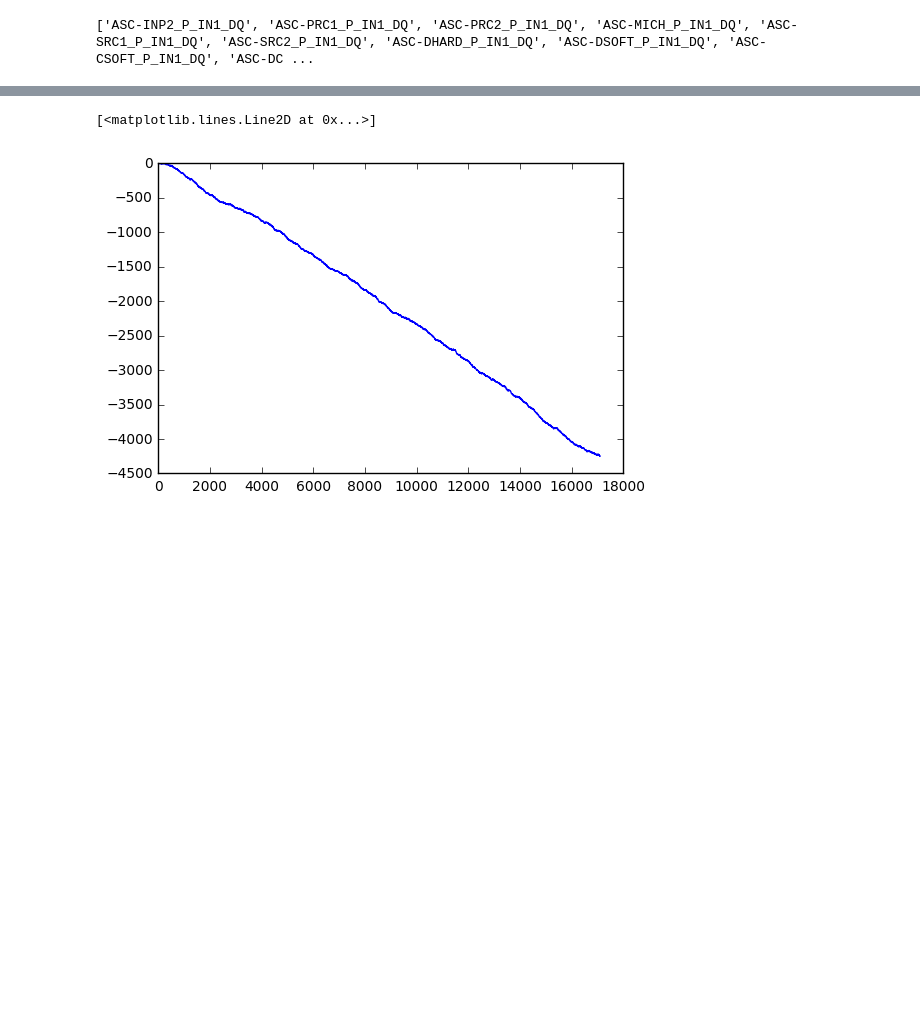
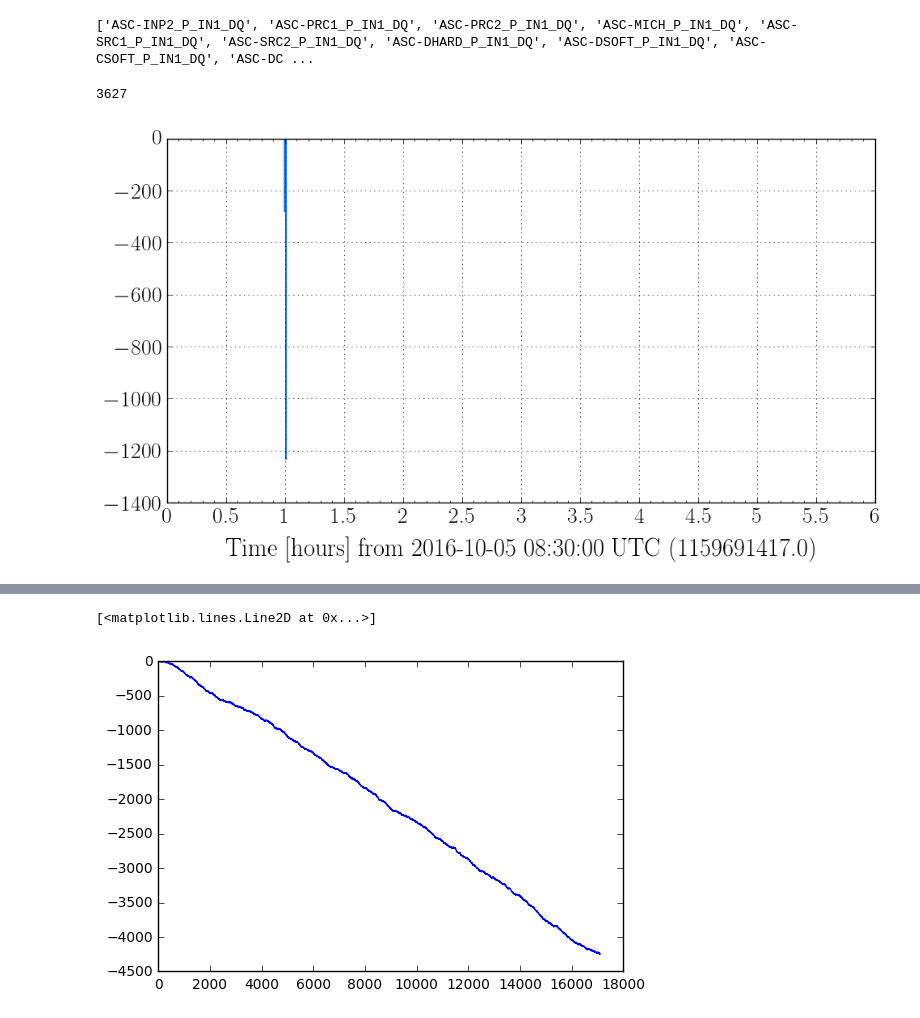
Before and after one commit to hagabbar/pca_aux_cop, a Jupyter notebook: aux_get_automated.ipynb, the cells around one changed output, grey strips where cells are left out. Drawn from its saved outputs; the diff is of its cells as text; code cells hidden in the pictures; blank space fills up the shorter version.

```diff
--- a/aux_get_automated.ipynb
+++ b/aux_get_automated.ipynb
@@ -31,6 +32,17 @@ data={}
 
 for ch in ch_list:
     data[ch] = TimeSeries.get('L1:%s.mean,s-trend' % ch,gps_s,gps_s+dur)
+# %%
+fig_test=abs(data['ASC-DC5_P_IN1_DQ']).argmax()
+print fig_test
+#fig_test.show()
+
+plot_test=data['ASC-DC5_P_IN1_DQ'].plot()
+#plot_test.set_xlim([3500,3700])
+plot_test.show()
+# %% [output]
+3627
+[figure, added]
 # %%
 #Storing data dictionary into another file for later use
 with open("raw_data.txt", "wb") as myFile:
```
Also changed, not shown: parts of 9 cells of this notebook.
